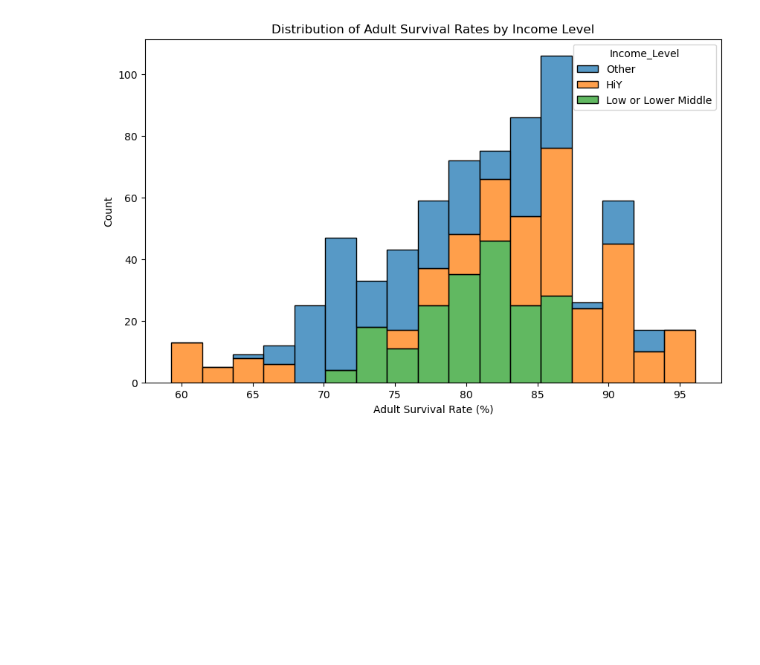
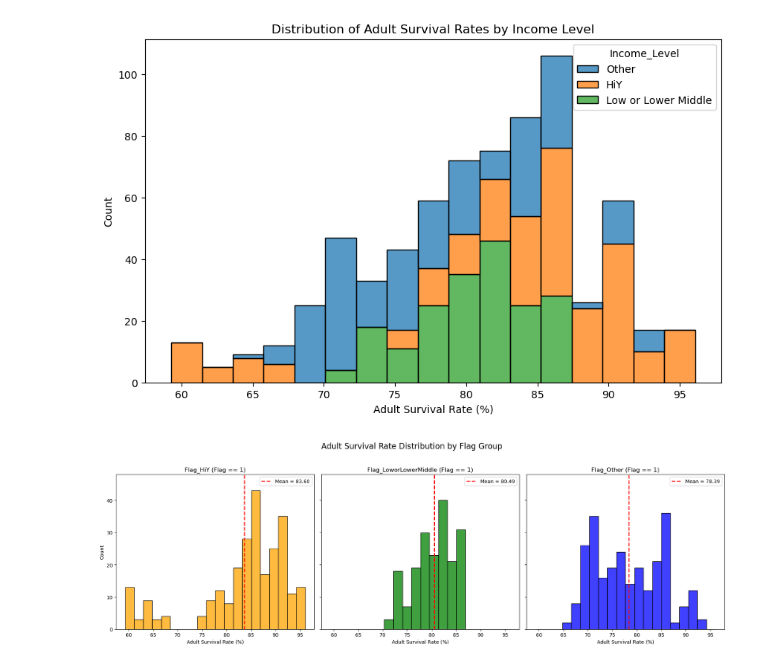
Before and after one commit to And-Y42/qtm151-s25, a Jupyter notebook: final_projects/project.ipynb, the cells around one changed output. Saved outputs shown, nothing was run; the diff lists cells and outputs as text; code cells hidden in the pictures; blank space fills up the shorter version.

Commit message:
Histograms

```diff
--- a/final_projects/project.ipynb
+++ b/final_projects/project.ipynb
@@ -165,3 +167,37 @@ plt.ylabel('Count')
 plt.show()
 # %% [output]
 [figure]
+# %%
+flag_attributes = ['Flag_HiY', 'Flag_LoworLowerMiddle', 'Flag_Other']
+colors = ['orange', 'green', 'blue']
+
+min_val, max_val = data['AdultSurvival_All'].min(), data['AdultSurvival_All'].max()
+num_bins = 20
+bin_range = (min_val, max_val)
+
+global_max = max(
+    np.histogram(data[data[flag] == 1]['AdultSurvival_All'], bins=num_bins, range=bin_range)[0].max()
+    for flag in flag_attributes
+)
+
+fig, axes = plt.subplots(1, 3, figsize=(18, 6), sharex=True, sharey=True)
+
+for ax, flag, color in zip(axes, flag_attributes, colors):
+    filtered_data = data[data[flag] == 1]['AdultSurvival_All']
+
+    sns.histplot(filtered_data, element="bars", bins=num_bins, binrange=bin_range, color=color, ax=ax)
+
+    mean_value = filtered_data.mean()
+    ax.axvline(mean_value, color='red', linestyle='dashed', linewidth=2, label=f'Mean = {mean_value:.2f}')
+
+    ax.set_title(f'{flag} (Flag == 1)')
+    ax.set_xlabel('Adult Survival Rate (%)')
+    ax.set_ylim(0, global_max + 5)
+    ax.legend()
+
+axes[0].set_ylabel('Count')
+plt.suptitle('Adult Survival Rate Distribution by Flag Group', fontsize=16)
+plt.tight_layout(rect=[0, 0, 1, 0.95])
+plt.show()
+# %% [output]
+[figure, added]
```
Also changed, not shown: parts of 13 cells of this notebook.
